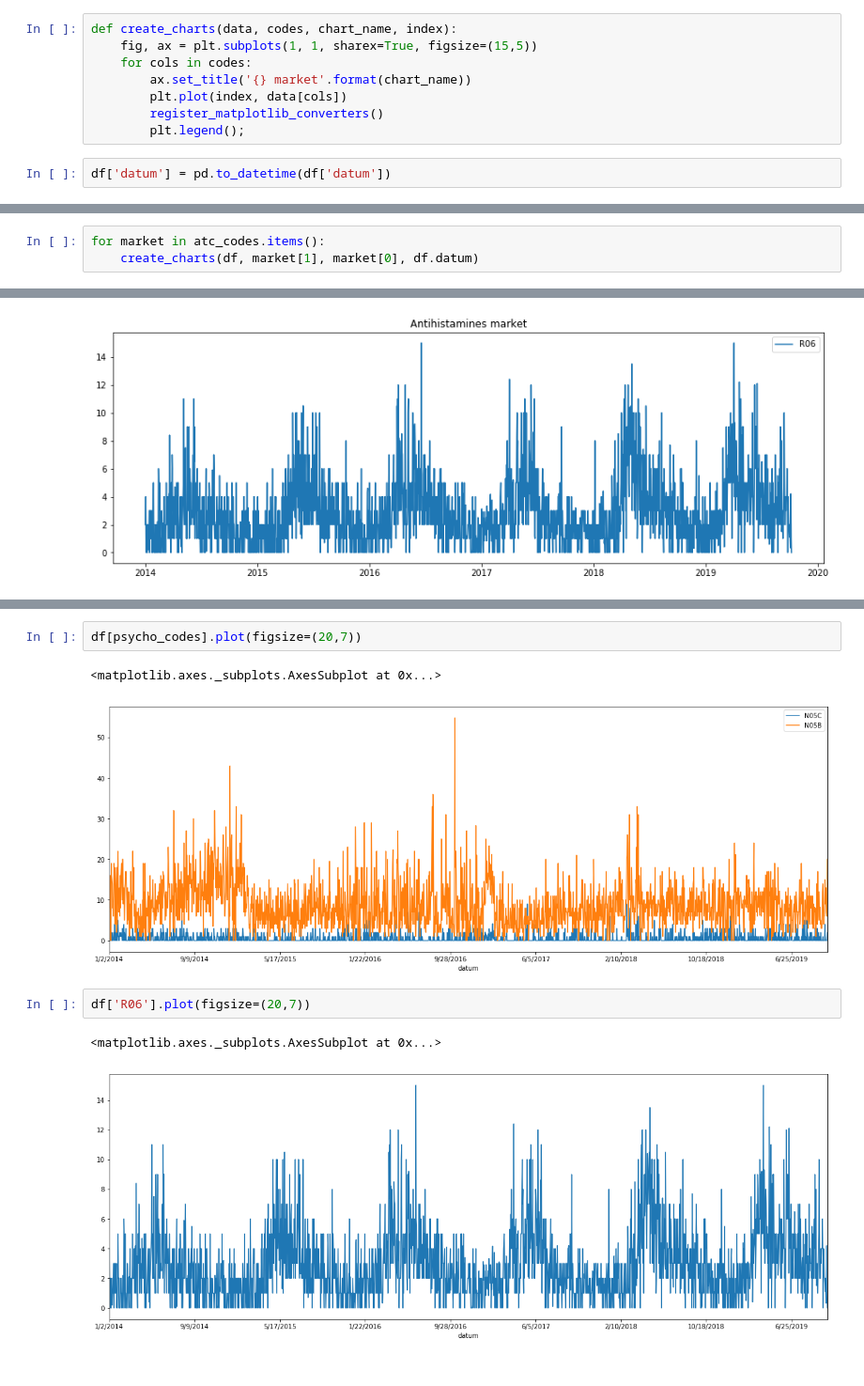
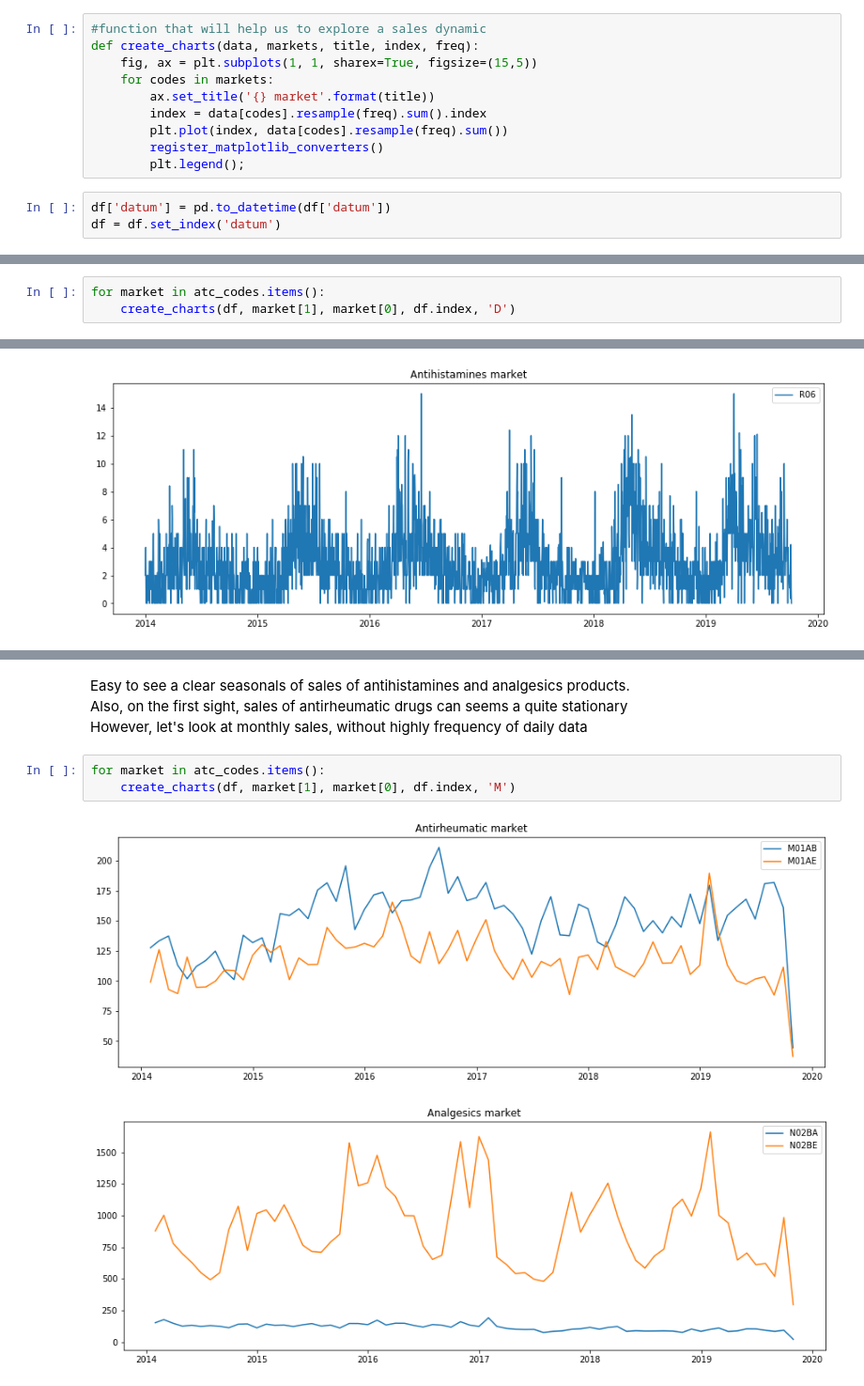
Before and after one commit to VinGeorge/Time-series-projects, a Jupyter notebook: sales prediction.ipynb, the cells around one changed output, grey strips where cells are left out. Shown at 94% size. Saved outputs shown, nothing was run; the diff lists cells and outputs as text.

Commit message:
monthly analysis added

```diff
--- a/sales prediction.ipynb
+++ b/sales prediction.ipynb
@@ -52,12 +55,15 @@ atc_codes = {'Antirheumatic' : ['M01AB','M01AE'],
              'Airway diseases': ['R03'],
              'Antihistamines': ['R06']}
 # %%
-def create_charts(data, codes, chart_name, index):
+#function that will help us to explore a sales dynamic
+def create_charts(data, markets, title, index, freq):
     fig, ax = plt.subplots(1, 1, sharex=True, figsize=(15,5))
-    for cols in codes:
-        ax.set_title('{} market'.format(chart_name))
-        plt.plot(index, data[cols])
+    for codes in markets:
+        ax.set_title('{} market'.format(title))
+        index = data[codes].resample(freq).sum().index
+        plt.plot(index, data[codes].resample(freq).sum())
         register_matplotlib_converters()
         plt.legend();
 # %%
 df['datum'] = pd.to_datetime(df['datum'])
+df = df.set_index('datum')
@@ -64,6 +72,6 @@ df['datum'] = pd.to_datetime(df['datum'])
 # %%
 for market in atc_codes.items():
-    create_charts(df, market[1], market[0], df.datum)
+    create_charts(df, market[1], market[0], df.index, 'D')
 # %% [output]
 [figure]
 [figure]
@@ -83,10 +81,10 @@ df[analgesics_codes].plot(figsize=(20,7))
-# %%
-df[psycho_codes].plot(figsize=(20,7))
-# %% [output]
-<matplotlib.axes._subplots.AxesSubplot at 0x...>
-[figure, removed]
-# %%
-df['R06'].plot(figsize=(20,7))
-# %% [output]
-<matplotlib.axes._subplots.AxesSubplot at 0x...>
-[figure, removed]
+# %% [markdown]
+Easy to see a clear seasonals of sales of antihistamines and analgesics products.<br>
+Also, on the first sight, sales of antirheumatic drugs can seems a quite stationary <br>
+However, let's look at monthly sales, without highly frequency of daily data
+# %%
+for market in atc_codes.items():
+    create_charts(df, market[1], market[0], df.index, 'M')
+# %% [output]
+[figure, added]
+[figure, added]
```
Also changed, not shown: parts of 7 cells of this notebook.
